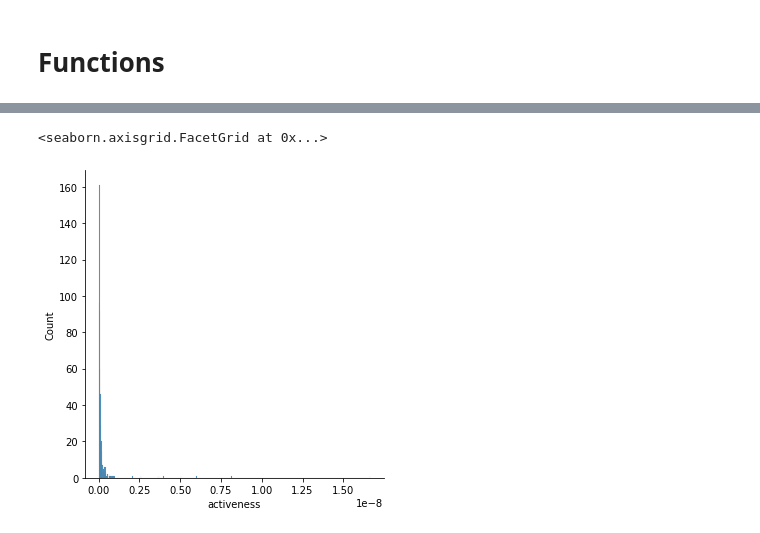
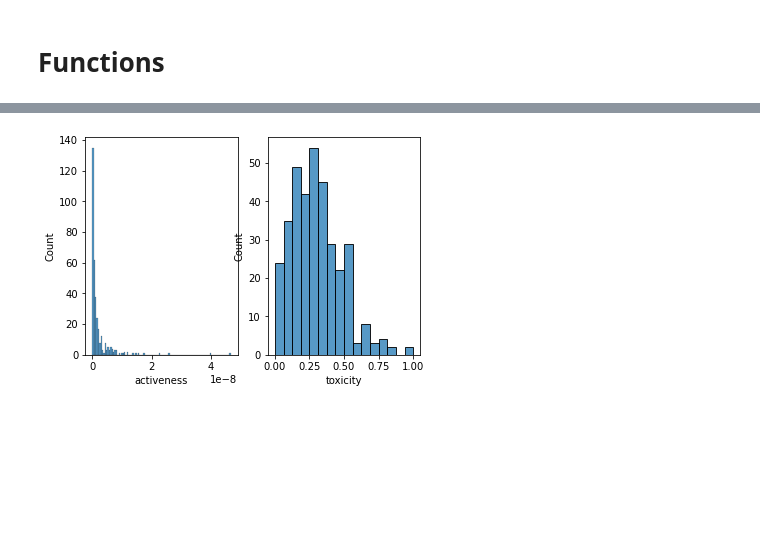
Before and after one commit to Pireax/2imp40, a Jupyter notebook: RQ1.ipynb, the cells around one changed output, grey strips where cells are left out. Drawn from its saved outputs; the diff is of its cells as text; code cells hidden in the pictures; blank space fills up the shorter version.

```diff
--- a/RQ1.ipynb
+++ b/RQ1.ipynb
@@ -30,8 +31,9 @@ def lexicon_to_space_delimited():
 # %%
 def aggregate_to_df(collection):
     cursor = collection.aggregate([
-        { "$sample": { "size": 1000 } },
+#        { "$sample": { "size": 1000 } },
         { "$match": { "fields.comments": { "$exists": True, "$ne": [] }}},
+        { "$limit": 1000 },
         { "$replaceWith": { "comments": "$fields.comments" }},
         { "$unwind": { "path": "$comments" }},
         { "$replaceRoot": { "newRoot": "$comments" }},
@@ -40,14 +42,21 @@ def aggregate_to_df(collection):
             "firstCommentDate": {
                 "$min": { "$dateFromString": { "dateString": "$created" } }
             },
+            "lastCommentDate": {
+                "$max": { "$dateFromString": { "dateString": "$created" } }
+            },
             "numComments": { "$count": {} },
             "comments": { "$addToSet": "$body" }
         }},
         { "$addFields": {
             "activeness": {
-                "$divide": [
-                    "$numComments",
-                    { "$subtract": ["$$NOW", "$firstCommentDate"] },
+                "$cond": [
+                    { "$subtract": ["$lastCommentDate", "$firstCommentDate"] },
+                    { "$divide": [
+                        "$numComments",
+                        { "$subtract": ["$lastCommentDate", "$firstCommentDate"] },
+                    ]},
+                    0
                 ]
             },
             "numToxicComments": {
@@ -100,2 +128,3 @@ merged_df = merged_df.reset_index()
 # %%
-merged_df_adj = merged_df[(merged_df["numComments"] > 10)]
+merged_df_adj = merged_df[(merged_df["numComments"] > 10) & (merged_df["activeness"] < 0.51e-7)]
+merged_df_adj["activeness_log"] = np.log(merged_df_adj["activeness"]);
@@ -102,5 +147,6 @@ merged_df_adj = merged_df[(merged_df["numComments"] > 10)]
 # %%
-sns.displot(merged_df_adj, x="activeness")
+fig, ax = plt.subplots(1, 2)
+sns.histplot(merged_df_adj, x="activeness", bins=100, ax=ax[0])
+sns.histplot(merged_df_adj, x="toxicity", ax=ax[1]);
 # %% [output]
-<seaborn.axisgrid.FacetGrid at 0x...>
-[figure, old version]
+[figure, new version]
```
Also changed, not shown: parts of 7 cells of this notebook.
